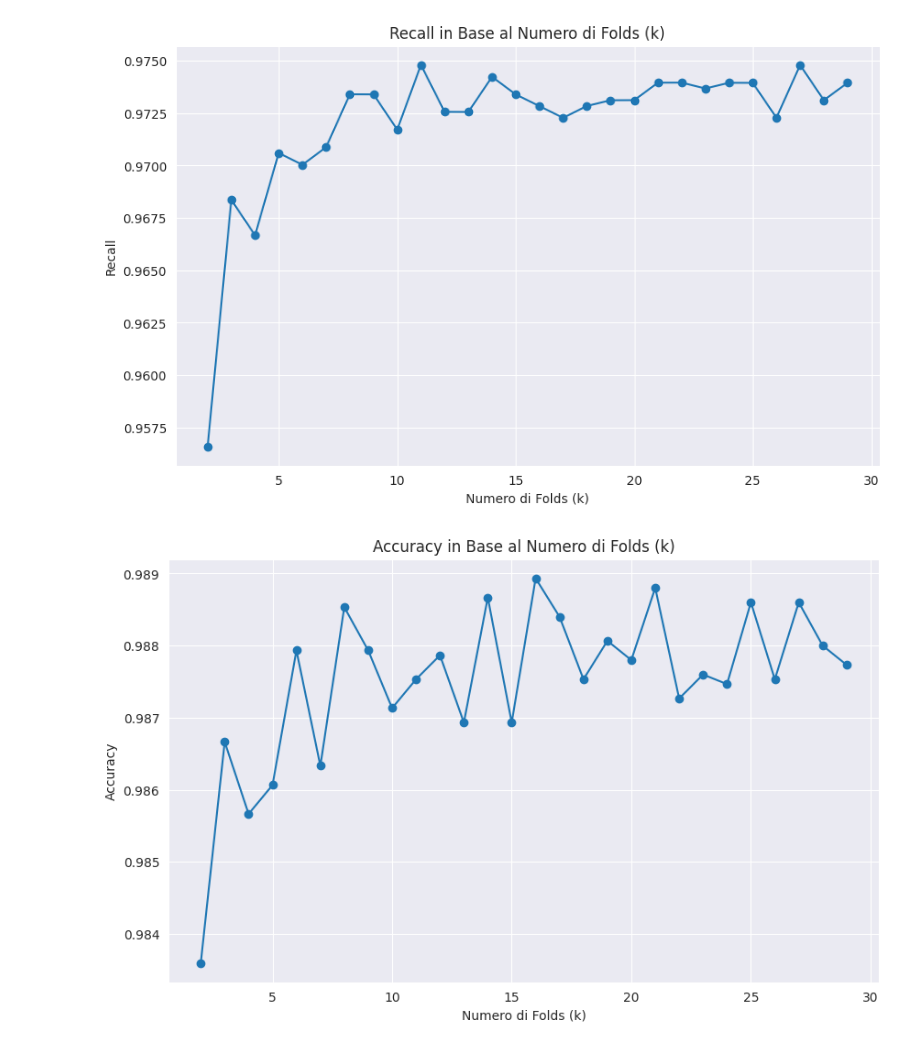
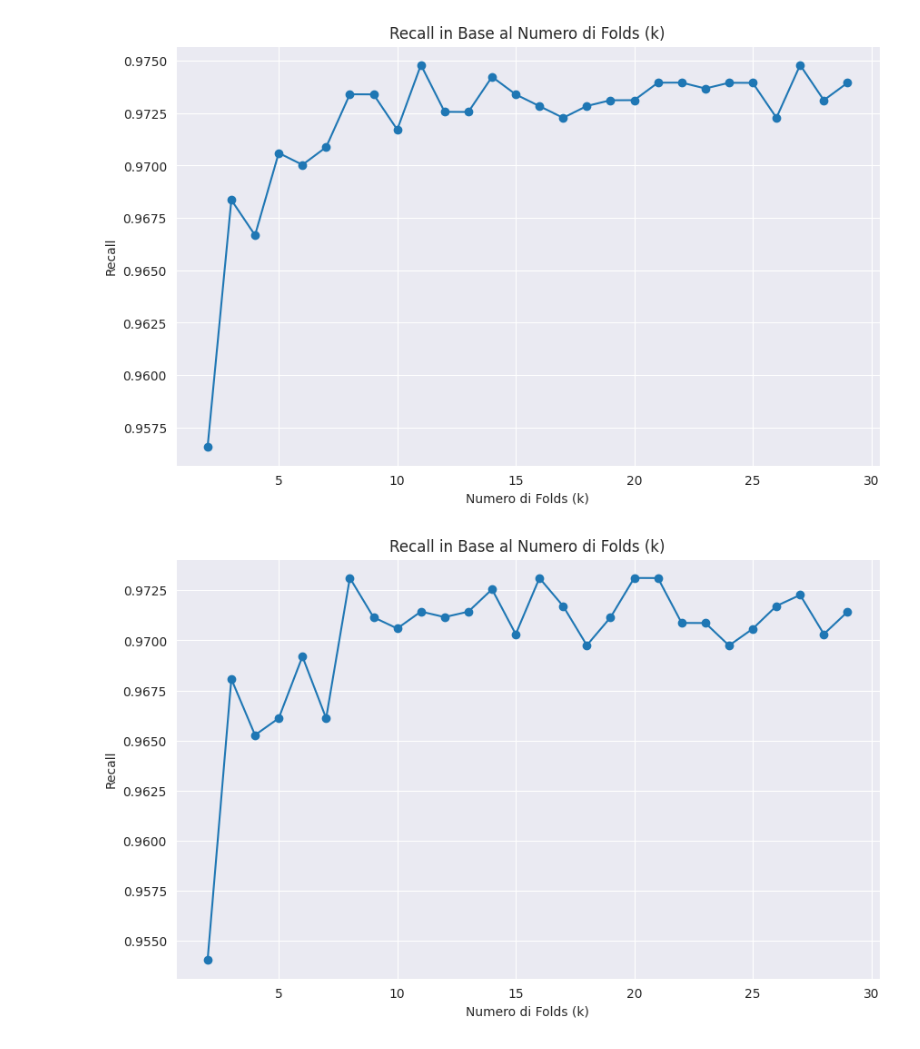
Before and after one commit to kozen88/ProgettoIcon2023, a Jupyter notebook: Ensemble_learning_model_WORK.ipynb, the cells around one changed output. Cells and saved outputs as stored; diff of their text form; code cells hidden in the pictures.

```diff
--- a/Ensemble_learning_model_WORK.ipynb
+++ b/Ensemble_learning_model_WORK.ipynb
@@ -297,6 +297,6 @@ kfold_crossval_plot(X_array, y_array, random_forest, recall_score, "Recall", ran
 #kfold_crossval_plot(X_array, y_array, stacking_classifier_1, accuracy_score, "Accuracy", range(2,30))
 # %%
 adaboost_c = AdaBoostClassifier(estimator=DecisionTreeClassifier(max_depth=5), n_estimators=50, random_state=42)
-kfold_crossval_plot(X_array, y_array, adaboost_c, accuracy_score, "Accuracy", range(2,30))
+kfold_crossval_plot(X_array, y_array, adaboost_c, recall_score, "Recall", range(2,30))
 # %% [output]
-[figure, old version]
+[figure, new version]
```
